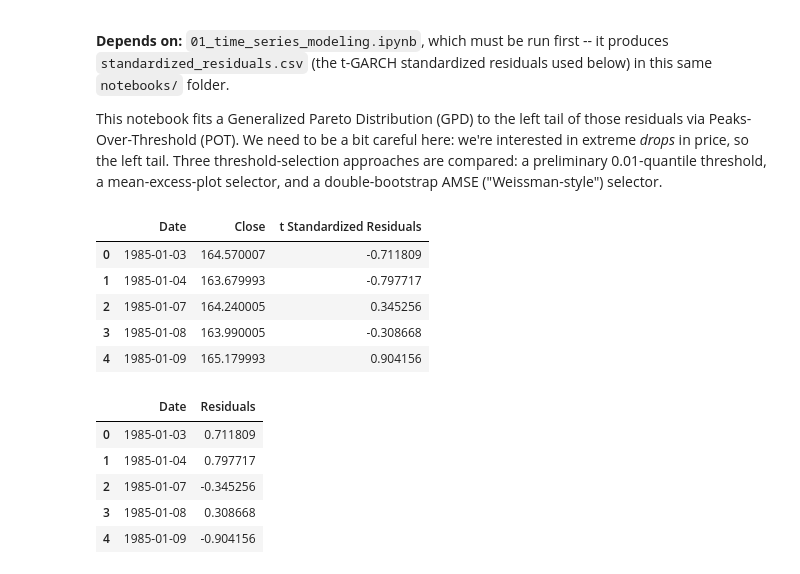
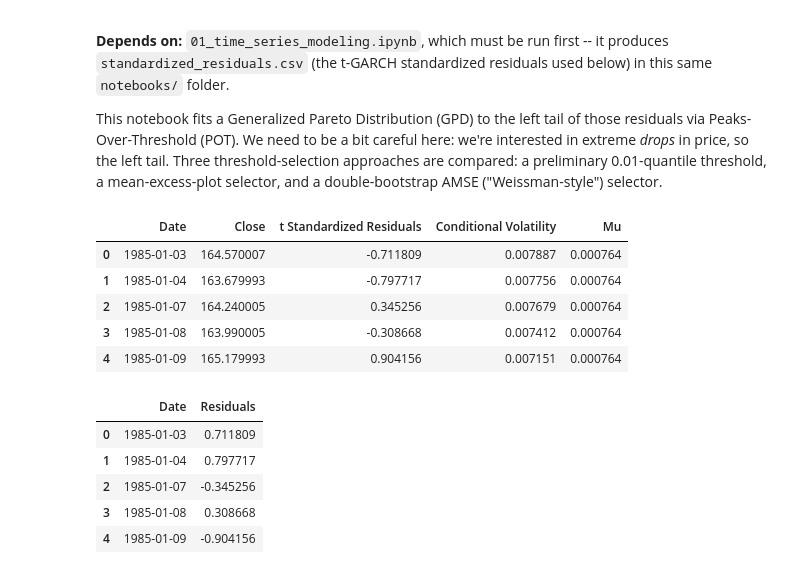
Before and after one commit to sakshay42/SP500_EVT, a Jupyter notebook: notebooks/02_evt_threshold_analysis.ipynb, the cells around one changed output. Cells and saved outputs as stored; diff of their text form; code cells hidden in the pictures.

```diff
--- a/notebooks/02_evt_threshold_analysis.ipynb
+++ b/notebooks/02_evt_threshold_analysis.ipynb
@@ -15,11 +24,18 @@ sns.set(style="whitegrid")
 # %%
 df = pd.read_csv('standardized_residuals.csv', parse_dates=['Date'])
 standardized_residuals_t = df['t Standardized Residuals']
+
+garch_params = pd.read_csv('garch_params.csv').iloc[0]
+mu_hat = garch_params['Mu']                    # log-return scale
+sigma_hat_next = garch_params['Sigma_Hat_Next']  # one-step-ahead forecast, log-return scale
+sigma_hat_avg = garch_params['Sigma_Hat_Avg']    # mean realized in-sample volatility, log-return scale
+nu_hat = garch_params['Nu']
+
 df.head()
 # %% [output]
-|  | Date | Close | t Standardized Residuals |
-| 0 | 1985-01-03 | 164.570007 | -0.711809 |
-| 1 | 1985-01-04 | 163.679993 | -0.797717 |
-| 2 | 1985-01-07 | 164.240005 | 0.345256 |
-| 3 | 1985-01-08 | 163.990005 | -0.308668 |
-| 4 | 1985-01-09 | 165.179993 | 0.904156 |
+|  | Date | Close | t Standardized Residuals | Conditional Volatility | Mu |
+| 0 | 1985-01-03 | 164.570007 | -0.711809 | 0.007887 | 0.000764 |
+| 1 | 1985-01-04 | 163.679993 | -0.797717 | 0.007756 | 0.000764 |
+| 2 | 1985-01-07 | 164.240005 | 0.345256 | 0.007679 | 0.000764 |
+| 3 | 1985-01-08 | 163.990005 | -0.308668 | 0.007412 | 0.000764 |
+| 4 | 1985-01-09 | 165.179993 | 0.904156 | 0.007151 | 0.000764 |
```
Also changed, not shown: parts of 14 cells of this notebook, 4 other files.
